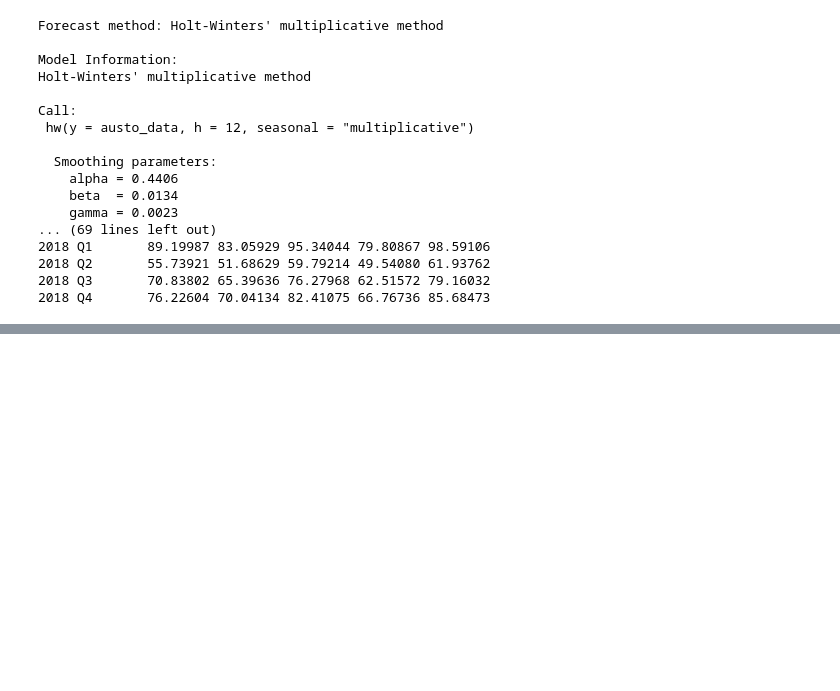
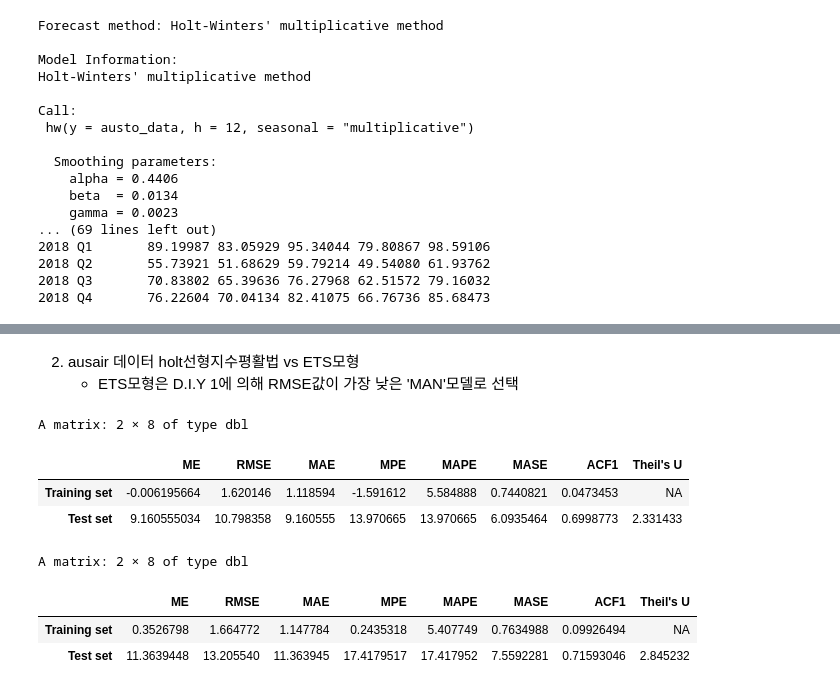
Before and after one commit to young-hun-jo/SCH_Univ_Course, a Jupyter notebook: Time_Series/time_series_DIY.ipynb, the cells around one changed output, grey strips where cells are left out. Drawn from its saved outputs; the diff is of its cells as text; code cells hidden in the pictures; blank space fills up the shorter version.

```diff
--- a/Time_Series/time_series_DIY.ipynb
+++ b/Time_Series/time_series_DIY.ipynb
@@ -504,0 +545,34 @@ Call:
+# %% [markdown]
+2. ausair 데이터 holt선형지수평활법 vs ETS모형
+    * ETS모형은 D.I.Y 1에 의해 RMSE값이 가장 낮은 'MAN'모델로 선택
+# %%
+# 데이터 분할
+ausair_train<-window(ausair, start=1975, end=2005)
+ausair_test<-window(ausair, start=2006, end=2016)
+
+# holt선형지수 평활법
+fit_holt<-holt(ausair_train, h=11)
+# ETS모형
+fit_ets<-ets(ausair_train, model='MAN')
+
+# 미래값 예측
+for_holt<-forecast(fit_holt, h=11)
+for_ets<-forecast(fit_ets, h=11)
+
+# test데이터와 비교해 accuracy예측
+accuracy(for_holt, ausair_test)
+accuracy(for_ets, ausair_test)
+
+
+# 두 모델 train에 비해 test데이터의 RMSE값이 비교적 높았다.
+# 하지만 두 모델 간 train, test 데이터의 RMSER값들을 서로 비교해보면 holt선형추세법을 사용한 모형이 더 예측정확성이 높았다.
+# 따라서 해당 데이터에는 holt선형추세법이 미래의 값을 예측하는데 더 적합하다.
+# %% [output]
+A matrix: 2 × 8 of type dbl
+|  | ME | RMSE | MAE | MPE | MAPE | MASE | ACF1 | Theil's U |
+| Training set | -0.006195664 | 1.620146 | 1.118594 | -1.591612 | 5.584888 | 0.7440821 | 0.0473453 | NA |
+| Test set | 9.160555034 | 10.798358 | 9.160555 | 13.970665 | 13.970665 | 6.0935464 | 0.6998773 | 2.331433 |
+A matrix: 2 × 8 of type dbl
+|  | ME | RMSE | MAE | MPE | MAPE | MASE | ACF1 | Theil's U |
+| Training set | 0.3526798 | 1.664772 | 1.147784 | 0.2435318 | 5.407749 | 0.7634988 | 0.09926494 | NA |
+| Test set | 11.3639448 | 13.205540 | 11.363945 | 17.4179517 | 17.417952 | 7.5592281 | 0.71593046 | 2.845232 |
```
Also changed, not shown: parts of 8 cells of this notebook.
